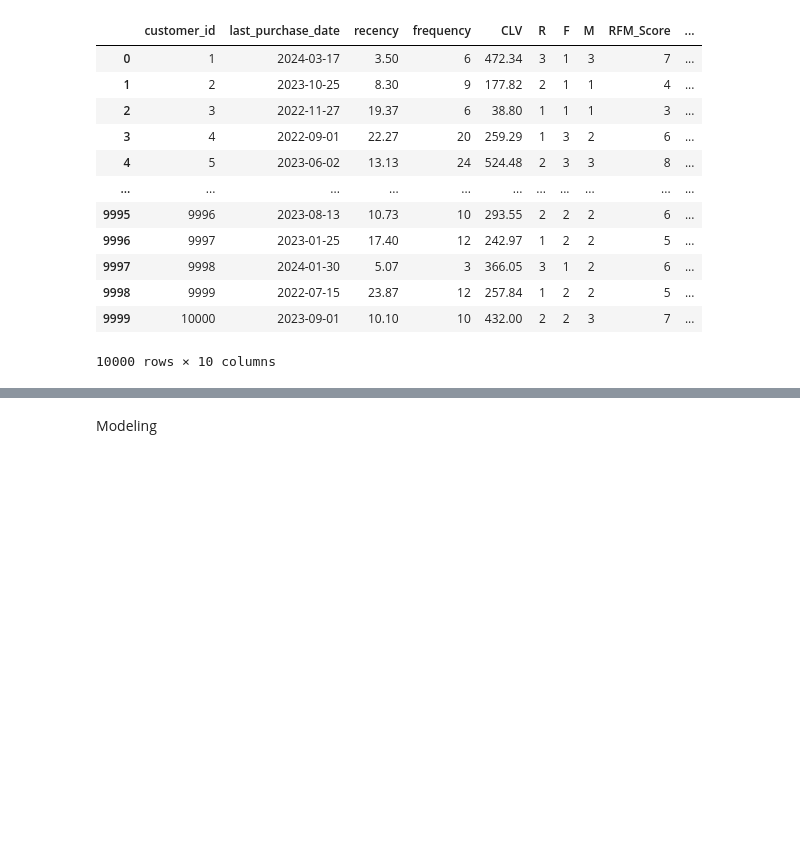
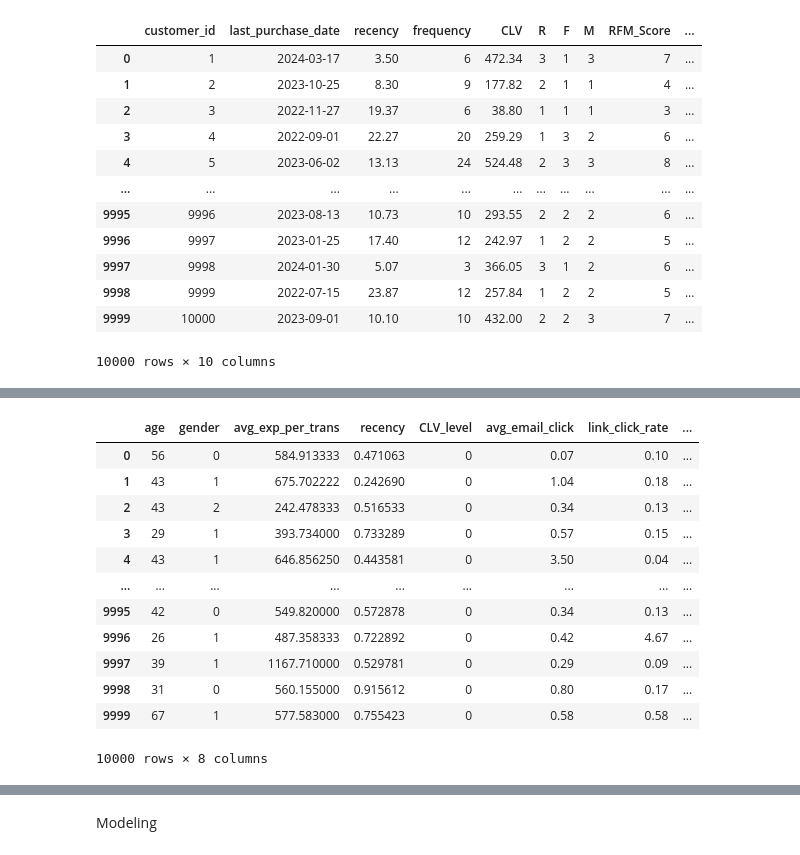
Before and after one commit to qmdismnp/Schulich_DS_MBAN, a Jupyter notebook: v3_assignment2.ipynb, the cells around one changed output, grey strips where cells are left out. Cells and saved outputs as stored; diff of their text form; code cells hidden in the pictures; blank space fills up the shorter version.

```diff
--- a/v3_assignment2.ipynb
+++ b/v3_assignment2.ipynb
@@ -654,3 +689,20 @@ final_df
+# %%
+final_df = df3.drop(columns = ['frequency','customer_id','join_date','last_purchase_date','location','number_of_site_visits','number_of_emails_opened','number_of_clicks','transaction_id','transaction_amount','customer_lifespan','campaign_id','CLV'])
+final_df
+# %% [output]
+|  | age | gender | avg_exp_per_trans | recency | CLV_level | avg_email_click | link_click_rate | ... |
+| 0 | 56 | 0 | 584.913333 | 0.471063 | 0 | 0.07 | 0.10 | ... |
+| 1 | 43 | 1 | 675.702222 | 0.242690 | 0 | 1.04 | 0.18 | ... |
+| 2 | 43 | 2 | 242.478333 | 0.516533 | 0 | 0.34 | 0.13 | ... |
+| 3 | 29 | 1 | 393.734000 | 0.733289 | 0 | 0.57 | 0.15 | ... |
+| 4 | 43 | 1 | 646.856250 | 0.443581 | 0 | 3.50 | 0.04 | ... |
+| ... | ... | ... | ... | ... | ... | ... | ... | ... |
+| 9995 | 42 | 0 | 549.820000 | 0.572878 | 0 | 0.34 | 0.13 | ... |
+| 9996 | 26 | 1 | 487.358333 | 0.722892 | 0 | 0.42 | 4.67 | ... |
+| 9997 | 39 | 1 | 1167.710000 | 0.529781 | 0 | 0.29 | 0.09 | ... |
+| 9998 | 31 | 0 | 560.155000 | 0.915612 | 0 | 0.80 | 0.17 | ... |
+| 9999 | 67 | 1 | 577.583000 | 0.755423 | 0 | 0.58 | 0.58 | ... |
+10000 rows × 8 columns
 # %%
 # Compute the correlation matrix
 correlation_matrix = final_df.corr()
```
Also changed, not shown: parts of 19 cells of this notebook, 1 other file.
